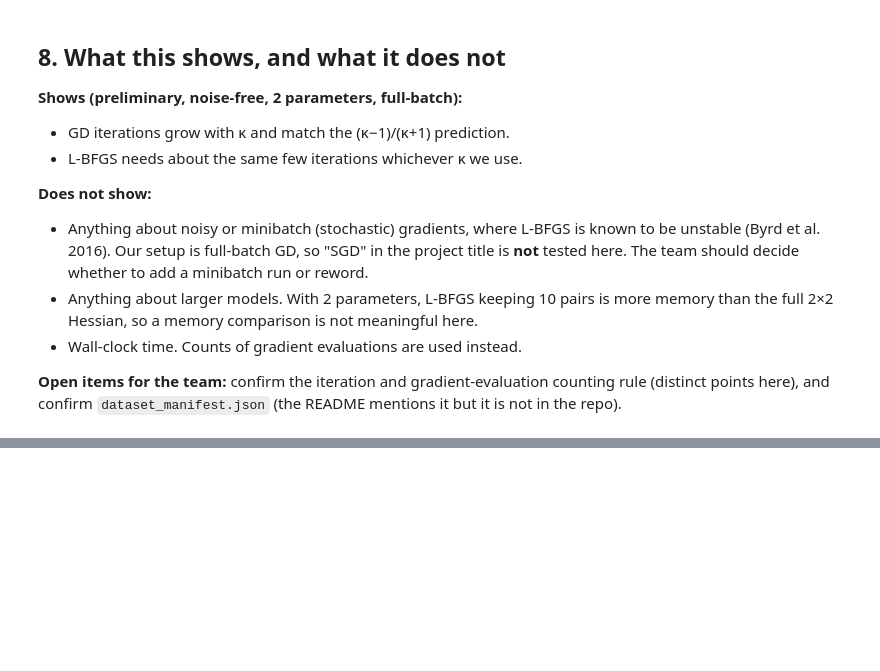
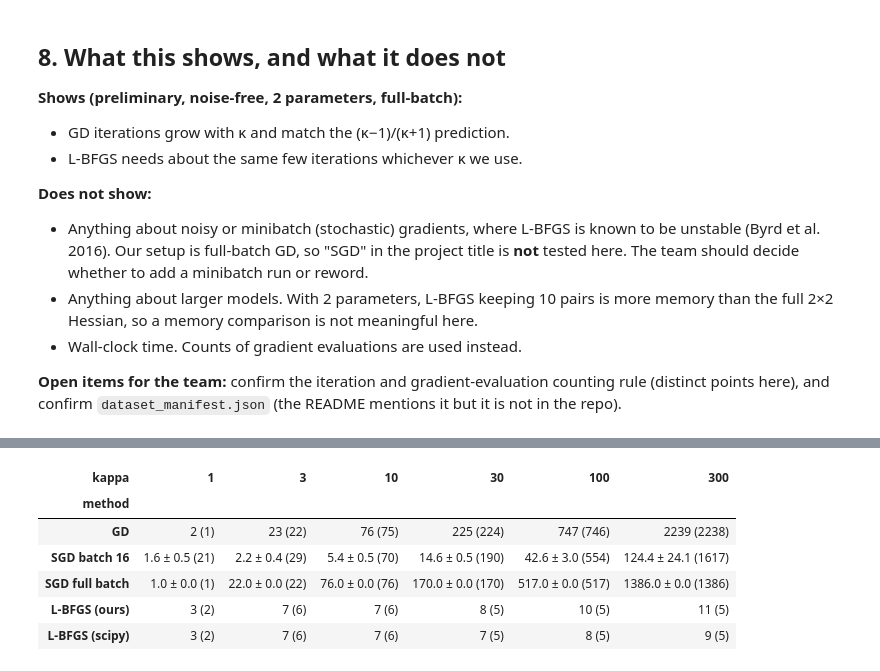
Before and after one commit to priyavenugopalnair-debug/group7-optimizers, a Jupyter notebook: notebooks/Jyoti_Maths_project.ipynb, the cells around one changed output, grey strips where cells are left out. Drawn from its saved outputs; the diff is of its cells as text; code cells hidden in the pictures; blank space fills up the shorter version.

```diff
--- a/notebooks/Jyoti_Maths_project.ipynb
+++ b/notebooks/Jyoti_Maths_project.ipynb
@@ -549,0 +380,78 @@ All numbers come from the tables above (sections 13, 14 and 16). Gradient work c
+# %%
+# 13. Main run: every method at all six kappa values -> one results table
+REPORT_SEEDS = range(0, 5)
+rows6, sgd_runs = [], []
+for k, (X, y) in data6.items():
+    lam = np.linalg.eigvalsh(X.T @ X / len(y)); alpha = 2 / (lam[0] + lam[-1])
+    base = {"kappa": k, "dataset": ALL[k]}
+
+    # GD, best fixed step 2/(lambda_min + lambda_max)
+    p = Problem(X, y); w, it, _ = run_gd(p, alpha)
+    rows6.append({**base, "method": "GD", "batch": 200, "step / lr": alpha, "seeds": 1,
+                  "comparison work": p.grad_evals, "comparison unit": "updates + 1", "comparison work sd": 0, "comparison work min": p.grad_evals, "comparison work max": p.grad_evals,
+                  "stopping checks": np.nan, "total work incl. checks": p.grad_evals, "total work incl. checks sd": 0,
+                  "iterations or steps": it, "iterations or steps sd": 0, "epochs": it, "epochs sd": 0,
+                  "final ‖g‖": np.linalg.norm(p.grad(w)), "final loss": p.loss(w), "‖w − w*‖": np.linalg.norm(w - W_STAR),
+                  "converged": "1/1"})
+
+    # SGD, batch 16 and full batch, tuned lr, 5 report seeds
+    for b in BATCHES:
+        lr = best_lr[(k, b)]
+        rs = [run_sgd(X, y, lr, b, s) for s in REPORT_SEEDS]
+        for s, r in zip(REPORT_SEEDS, rs):
+            sgd_runs.append({"kappa": k, "batch": b, "lr": lr, "seed": s, **{c: r.get(c) for c in ["status", "epochs", "steps", "checks", "work", "final ‖g‖"]}})
+        ok = [r for r in rs if r["converged"]]
+        W = np.array([r["work"] for r in ok]); S = np.array([r["steps"] for r in ok]); E = np.array([r["epochs"] for r in ok])
+        C = np.array([r["checks"] for r in ok])
+        rows6.append({**base, "method": f"SGD batch {b}" if b < len(y) else "SGD full batch", "batch": b, "step / lr": lr, "seeds": len(rs),
+                      "comparison work": E.mean(), "comparison unit": "epochs", "comparison work sd": E.std(ddof=1), "comparison work min": E.min(), "comparison work max": E.max(),
+                      "stopping checks": C.mean(), "total work incl. checks": W.mean(), "total work incl. checks sd": W.std(ddof=1),
+                      "iterations or steps": S.mean(), "iterations or steps sd": S.std(ddof=1), "epochs": E.mean(), "epochs sd": E.std(ddof=1),
+                      "final ‖g‖": np.mean([r["final ‖g‖"] for r in ok]), "final loss": np.mean([r["final loss"] for r in ok]),
+                      "‖w − w*‖": np.mean([np.linalg.norm(r["w"] - W_STAR) for r in ok]), "converged": f"{len(ok)}/{len(rs)}"})
+
+    # L-BFGS, our from-scratch version (m = 10, Wolfe line search)
+    p = Problem(X, y); w, it, _ = run_lbfgs(p)
+    rows6.append({**base, "method": "L-BFGS (ours)", "batch": 200, "step / lr": np.nan, "seeds": 1,
+                  "comparison work": p.grad_evals, "comparison unit": "distinct gradient evaluations", "comparison work sd": 0, "comparison work min": p.grad_evals, "comparison work max": p.grad_evals,
+                  "stopping checks": np.nan, "total work incl. checks": p.grad_evals, "total work incl. checks sd": 0,
+                  "iterations or steps": it, "iterations or steps sd": 0, "epochs": np.nan, "epochs sd": np.nan,
+                  "final ‖g‖": np.linalg.norm(p.grad(w)), "final loss": p.loss(w), "‖w − w*‖": np.linalg.norm(w - W_STAR), "converged": "1/1"})
+
+    # L-BFGS, scipy L-BFGS-B (m = 10), counted at our stopping iterate
+    p = run_scipy_lbfgs(X, y)
+    w = p.w_stop if p.iter_at_stop else np.zeros(2)
+    rows6.append({**base, "method": "L-BFGS (scipy)", "batch": 200, "step / lr": np.nan, "seeds": 1,
+                  "comparison work": p.evals_at_stop, "comparison unit": "distinct gradient evaluations", "comparison work sd": 0, "comparison work min": p.evals_at_stop, "comparison work max": p.evals_at_stop,
+                  "stopping checks": np.nan, "total work incl. checks": p.evals_at_stop, "total work incl. checks sd": 0,
+                  "iterations or steps": p.iter_at_stop, "iterations or steps sd": 0, "epochs": np.nan, "epochs sd": np.nan,
+                  "final ‖g‖": np.linalg.norm(full_grad(X, y, w)), "final loss": p.loss(w), "‖w − w*‖": np.linalg.norm(w - W_STAR), "converged": "1/1"})
+
+res6 = pd.DataFrame(rows6)
+res6["status"] = "preliminary (not yet checked by Sanjana)"
+res6["source"] = "Jyoti_Maths_project.ipynb, section 13"
+
+# Guard: the mid-project numbers must not change
+mid = res6[res6.kappa.isin([1, 10, 100])]
+assert list(mid[mid.method == "GD"]["iterations or steps"]) == [1, 75, 746], "GD mid results changed!"
+assert list(mid[mid.method == "L-BFGS (ours)"]["iterations or steps"]) == [2, 6, 5], "L-BFGS mid results changed!"
+print("Mid-project numbers unchanged: GD 1/75/746, L-BFGS 2/6/5")
+
+os.makedirs("jyoti_final_work", exist_ok=True)
+res6.to_csv("jyoti_final_work/jyoti_results_six_kappa.csv", index=False)
+pd.DataFrame(sgd_runs).to_csv("jyoti_final_work/jyoti_sgd_runs_per_seed.csv", index=False)
+grid.to_csv("jyoti_final_work/jyoti_sgd_lr_grid.csv", index=False)
+print("Saved jyoti_final_work/jyoti_results_six_kappa.csv, jyoti_sgd_runs_per_seed.csv, jyoti_sgd_lr_grid.csv")
+
+# Headline table: comparison measure (GD updates + 1, SGD epochs, L-BFGS gradient evaluations); iterations or steps in brackets
+fmt = lambda r: f"{r['comparison work']:.0f} ({r['iterations or steps']:.0f})" if r["seeds"] == 1 else \
+                f"{r['comparison work']:.1f} ± {r['comparison work sd']:.1f} ({r['iterations or steps']:.0f})"
+headline = res6.assign(cell=res6.apply(fmt, axis=1)).pivot(index="method", columns="kappa", values="cell")
+headline = headline.loc[["GD", "SGD batch 16", "SGD full batch", "L-BFGS (ours)", "L-BFGS (scipy)"]]
+display(headline)
+
+# Separate, clearly labelled: SGD stopping checks and total work including checks (NOT the comparison number)
+sgd_cost = res6[res6.method.str.startswith("SGD")].pivot(index="method", columns="kappa", values="total work incl. checks").round(1)
+print("SGD total work INCLUDING stopping checks (monitoring cost, reported separately):")
+sgd_cost
+# %% [output]
@@ -549,0 +460,7 @@ All numbers come from the tables above (sections 13, 14 and 16). Gradient work c
+| kappa | 1 | 3 | 10 | 30 | 100 | 300 |
+| method |  |  |  |  |  |  |
+| GD | 2 (1) | 23 (22) | 76 (75) | 225 (224) | 747 (746) | 2239 (2238) |
+| SGD batch 16 | 1.6 ± 0.5 (21) | 2.2 ± 0.4 (29) | 5.4 ± 0.5 (70) | 14.6 ± 0.5 (190) | 42.6 ± 3.0 (554) | 124.4 ± 24.1 (1617) |
+| SGD full batch | 1.0 ± 0.0 (1) | 22.0 ± 0.0 (22) | 76.0 ± 0.0 (76) | 170.0 ± 0.0 (170) | 517.0 ± 0.0 (517) | 1386.0 ± 0.0 (1386) |
+| L-BFGS (ours) | 3 (2) | 7 (6) | 7 (6) | 8 (5) | 10 (5) | 11 (5) |
+| L-BFGS (scipy) | 3 (2) | 7 (6) | 7 (6) | 7 (5) | 8 (5) | 9 (5) |
```
Also changed, not shown: parts of 20 cells of this notebook.
